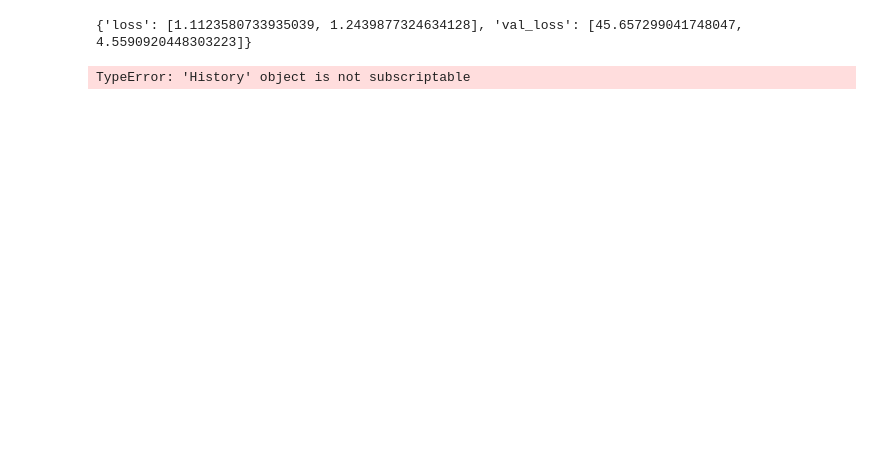
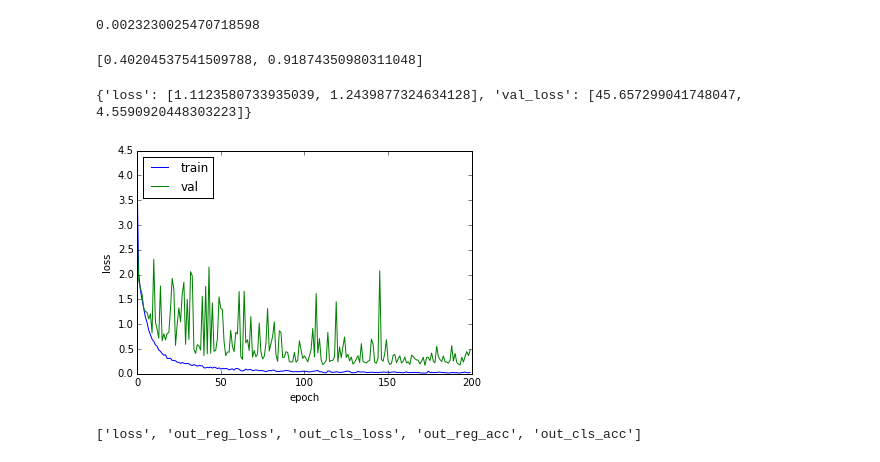
Before and after one commit to mbalty/mlmi-project, a Jupyter notebook: MyResNet.ipynb, the cells around one changed output. Drawn from its saved outputs; the diff is of its cells as text; code cells hidden in the pictures; blank space fills up the shorter version.

```diff
--- a/MyResNet.ipynb
+++ b/MyResNet.ipynb
@@ -131,10 +127,17 @@ def MyResNet2Obj():
     return model, mr, mc
 # %%
 load_path = False
+# %%
+load_path = './aaa_results/reg/checkpoint-99-0.00.hdf5'
+if load_path:
+    model_reg = load_model(load_path)
+else:
+    model_reg = MyResNetRegr()
+# plot(model_reg, 'myresnet-training-checkpoint/reg_checkpoint/model.png')
 # %%
-# load_path = './myresnet-training-checkpoint/reg_checkpoint/checkpoint-99-0.00.hdf5'
+load_path = './myresnet-training-checkpoint/cls_checkpoint/checkpoint-99-0.39.hdf5'
 if load_path:
-    model_reg = load_model(load_path)
+    model_cls = load_model(load_path)
 else:
-    model_reg = MyResNetRegr()
-# model_reg.summary()
+    model_cls = MyResNetCls()
+# model_cls.summary()
@@ -148,7 +144,9 @@ else:
 # %%
-# load_path = './myresnet-training-checkpoint/2obj_checkpoint/checkpoint-99-1.55.hdf5'
+load_path = False
+# load_path = './aaa_results/2losse_normal/checkpoint-199-0.60.hdf5'
 if load_path:
     model = load_model(load_path)
 else:
     model, mr, mc = MyResNet2Obj()
-# model.summary()
+model.summary()
+# plot(model, 'myresnet-training-checkpoint/2obj_checkpoint/model.png', show_shapes=False, show_layer_names=False)
@@ -209,2 +221,8 @@ evl_both
+# %%
+evl_reg
+# %% [output]
+0.0023230025470718598
 # %%
 evl_cls
+# %% [output]
+[0.40204537541509788, 0.91874350980311048]
@@ -213,18 +229,23 @@ evl_reg
 # %%
-with open(folder + 'reg_checkpoint/history.pkl', 'rb') as f:
-    hitsory = pkl.load(f)
+with open('./aaa_results/2los-weighted/history.pkl', 'rb') as f:
+    history = pkl.load(f)
 # %%
 print(hitsory)
 # %% [output]
 {'loss': [1.1123580733935039, 1.2439877324634128], 'val_loss': [45.657299041748047, 4.5590920448303223]}
 # %%
-
 plt.plot(history['loss'])
 plt.plot(history['val_loss'])
-plt.title('model loss')
+# plt.plot(history['val_loss'])
+# plt.plot(history['val_loss'])
+
 plt.ylabel('loss')
 plt.xlabel('epoch')
 plt.legend(['train', 'val'], loc='upper left')
-plt.show()
+plt.savefig('./aaa_results/reg/train.png')
 # %% [output]
-TypeError: 'History' object is not subscriptable
+[figure, added]
+# %%
+model.metrics_names
+# %% [output]
+['loss', 'out_reg_loss', 'out_cls_loss', 'out_reg_acc', 'out_cls_acc']
```
Also changed, not shown: parts of 16 cells of this notebook, 2 other files.
